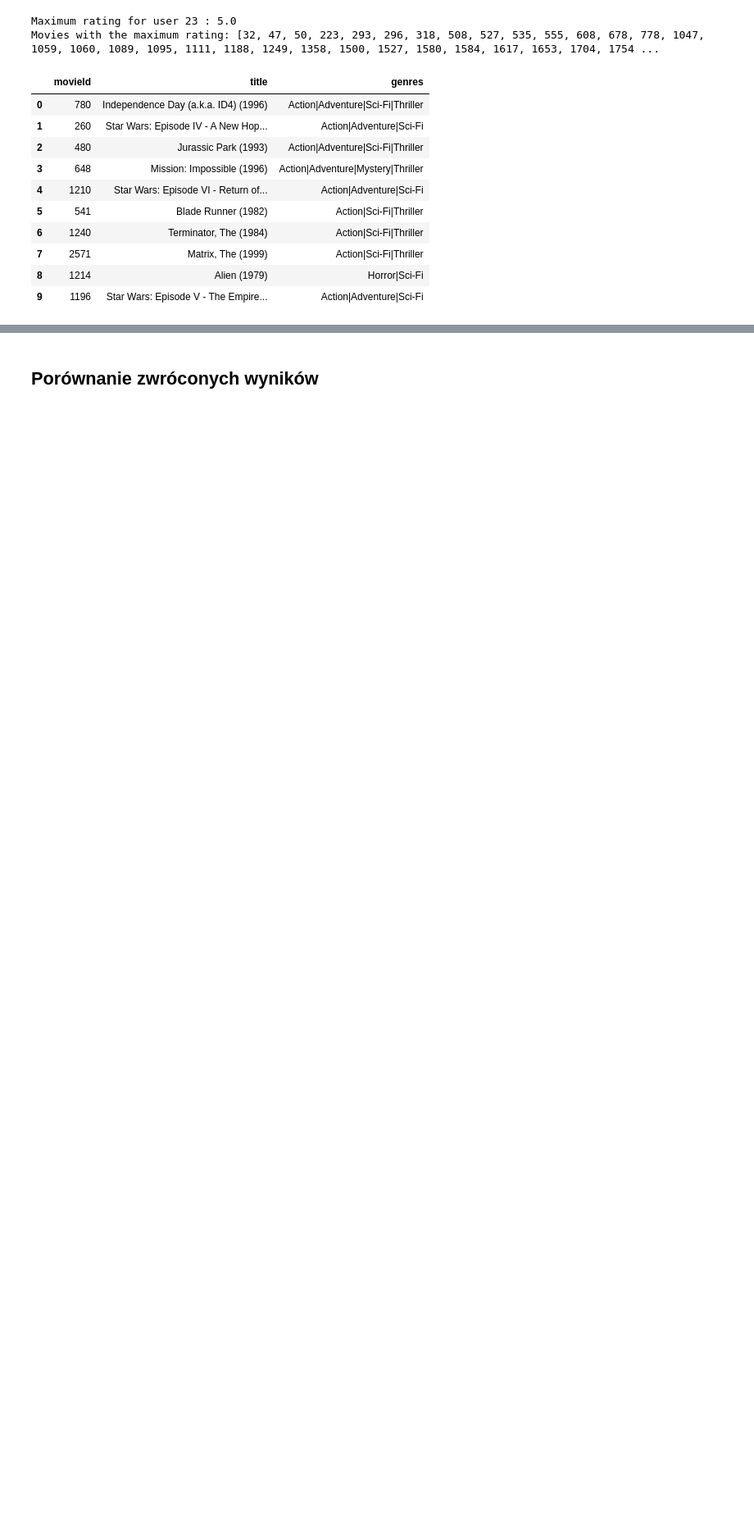
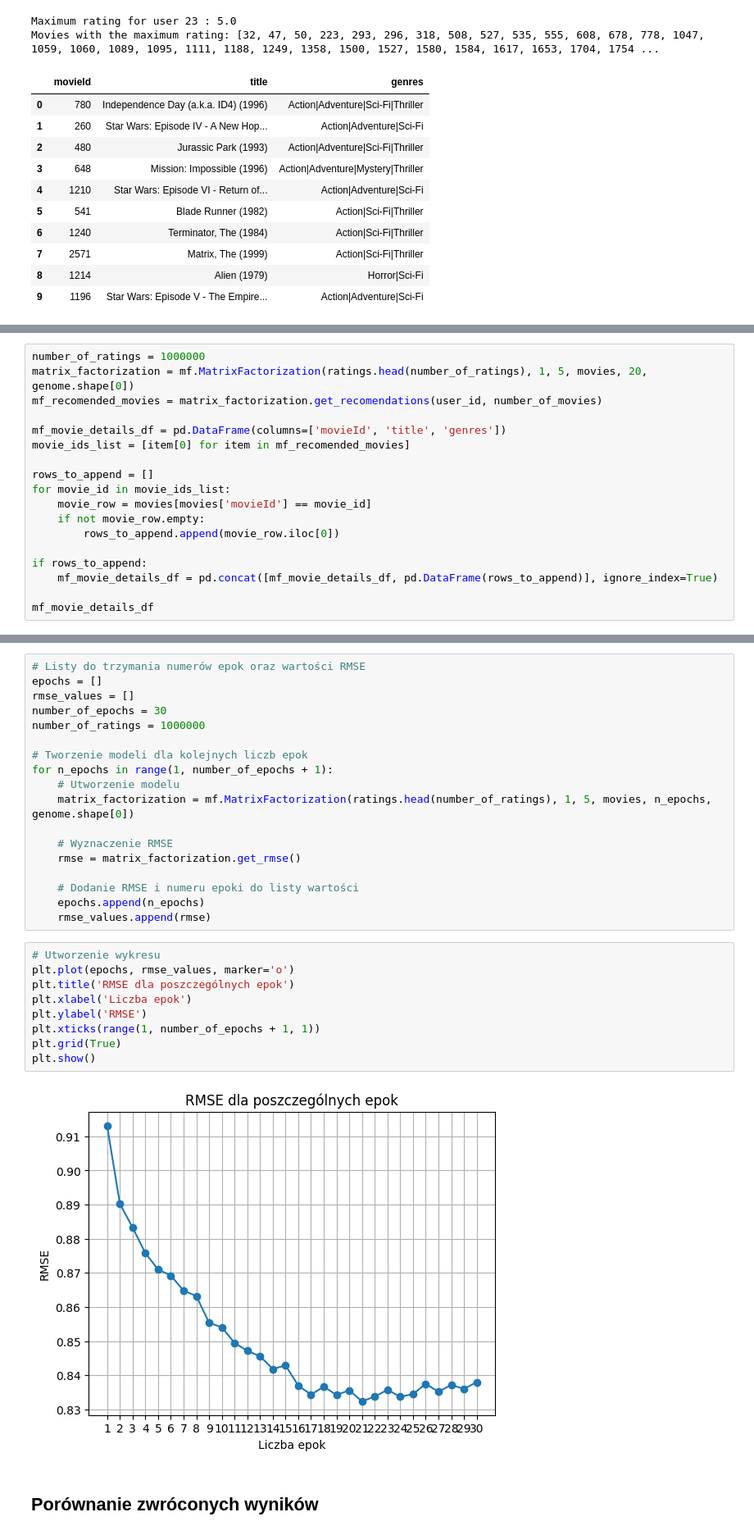
Before and after one commit to ProkopSebastian/recommendation-systems, a Jupyter notebook: src/wyniki.ipynb, the cells around one changed output, grey strips where cells are left out. Shown at 82% size. Cells and saved outputs as stored; diff of their text form; blank space fills up the shorter version.

Commit message:
Matrix factorization

```diff
--- a/src/wyniki.ipynb
+++ b/src/wyniki.ipynb
@@ -74,0 +76,18 @@ Movies with the maximum rating: [32, 47, 50, 223, 293, 296, 318, 508, 527, 535,
+# %%
+number_of_ratings = 1000000
+matrix_factorization = mf.MatrixFactorization(ratings.head(number_of_ratings), 1, 5, movies, 20, genome.shape[0])
+mf_recomended_movies = matrix_factorization.get_recomendations(user_id, number_of_movies)
+
+mf_movie_details_df = pd.DataFrame(columns=['movieId', 'title', 'genres'])
+movie_ids_list = [item[0] for item in mf_recomended_movies]
+
+rows_to_append = []
+for movie_id in movie_ids_list:
+    movie_row = movies[movies['movieId'] == movie_id]
+    if not movie_row.empty:
+        rows_to_append.append(movie_row.iloc[0])
+
+if rows_to_append:
+    mf_movie_details_df = pd.concat([mf_movie_details_df, pd.DataFrame(rows_to_append)], ignore_index=True)
+
+mf_movie_details_df
@@ -75,3 +108,32 @@ Movies with the maximum rating: [32, 47, 50, 223, 293, 296, 318, 508, 527, 535,
+# %%
+# Listy do trzymania numerów epok oraz wartości RMSE
+epochs = []
+rmse_values = []
+number_of_epochs = 30
+number_of_ratings = 1000000
+
+# Tworzenie modeli dla kolejnych liczb epok
+for n_epochs in range(1, number_of_epochs + 1):
+    # Utworzenie modelu
+    matrix_factorization = mf.MatrixFactorization(ratings.head(number_of_ratings), 1, 5, movies, n_epochs, genome.shape[0])
+
+    # Wyznaczenie RMSE
+    rmse = matrix_factorization.get_rmse()
+
+    # Dodanie RMSE i numeru epoki do listy wartości
+    epochs.append(n_epochs)
+    rmse_values.append(rmse)
+# %%
+# Utworzenie wykresu
+plt.plot(epochs, rmse_values, marker='o')
+plt.title('RMSE dla poszczególnych epok')
+plt.xlabel('Liczba epok')
+plt.ylabel('RMSE')
+plt.xticks(range(1, number_of_epochs + 1, 1))
+plt.grid(True)
+plt.show()
+# %% [output]
+[figure, added]
 # %% [markdown]
 ## Porównanie zwróconych wyników
 # %%
```
Also changed, not shown: parts of 8 cells of this notebook, 4 other files.
